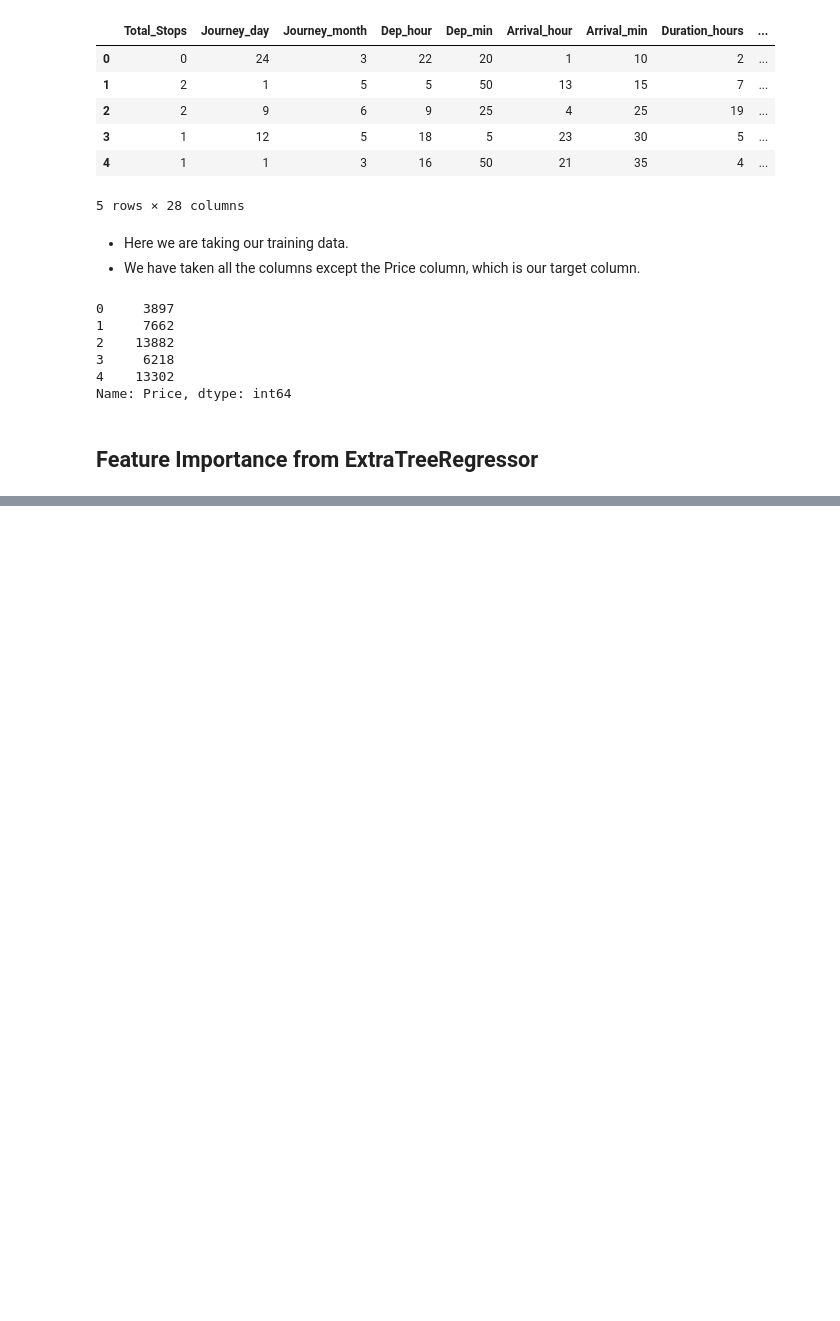
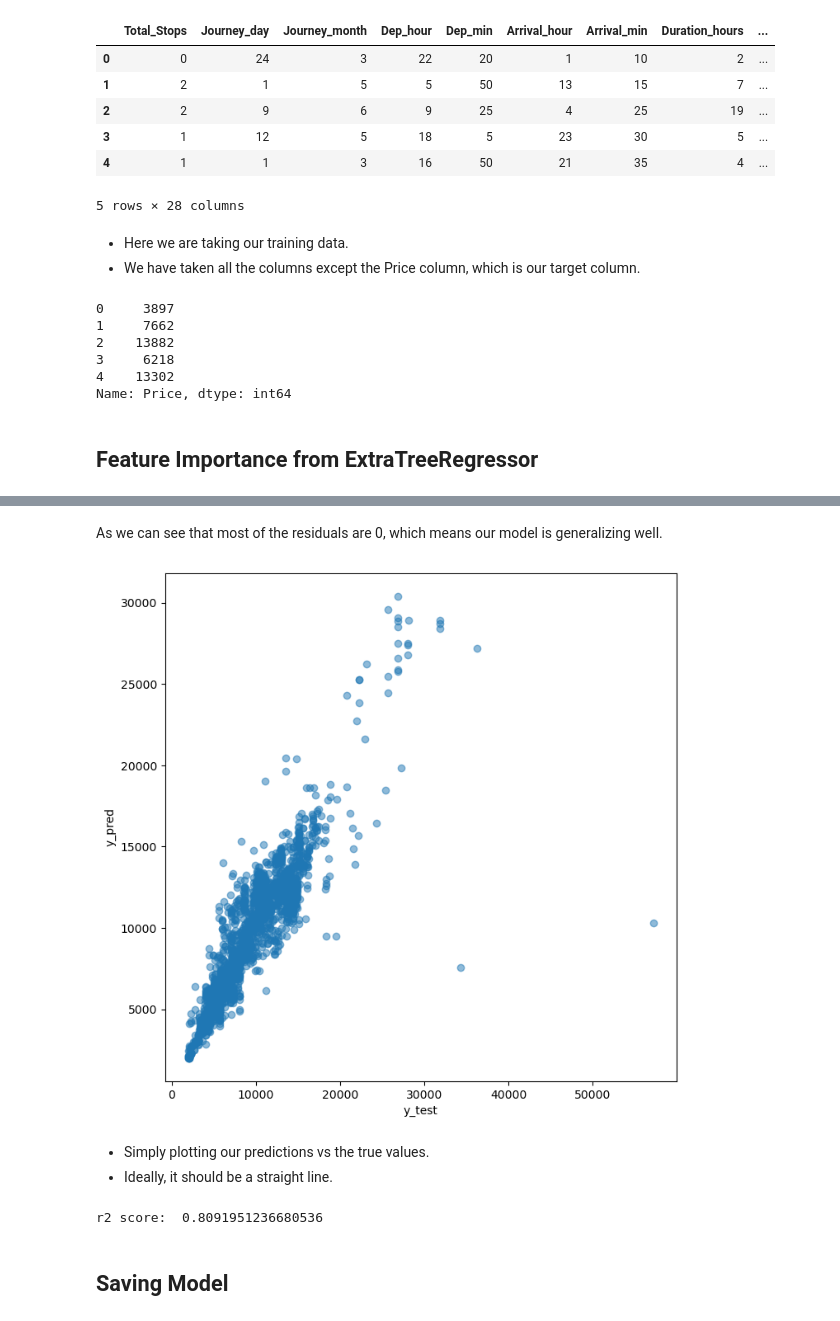
Before and after one commit to rukshar69/Flight-Price-Prediction, a Jupyter notebook: flight_prediction.ipynb, the cells around one changed output, grey strips where cells are left out. Drawn from its saved outputs; the diff is of its cells as text; code cells hidden in the pictures; blank space fills up the shorter version.

```diff
--- a/flight_prediction.ipynb
+++ b/flight_prediction.ipynb
@@ -399,0 +493,19 @@ Name: Price, dtype: int64
+# %% [markdown]
+As we can see that most of the residuals are 0, which means our model is generalizing well.
+# %%
+plt.figure(figsize = (8,8))
+plt.scatter(y_test, prediction, alpha = 0.5)
+plt.xlabel("y_test")
+plt.ylabel("y_pred")
+plt.show()
+# %% [output]
+[figure, added]
+# %% [markdown]
+- Simply plotting our predictions vs the true values.
+- Ideally, it should be a straight line.
+# %%
+print('r2 score: ', metrics.r2_score(y_test,prediction))
+# %% [output]
+r2 score:  0.8091951236680536
+# %% [markdown]
+## Saving Model
```
Also changed, not shown: parts of 15 cells of this notebook.
